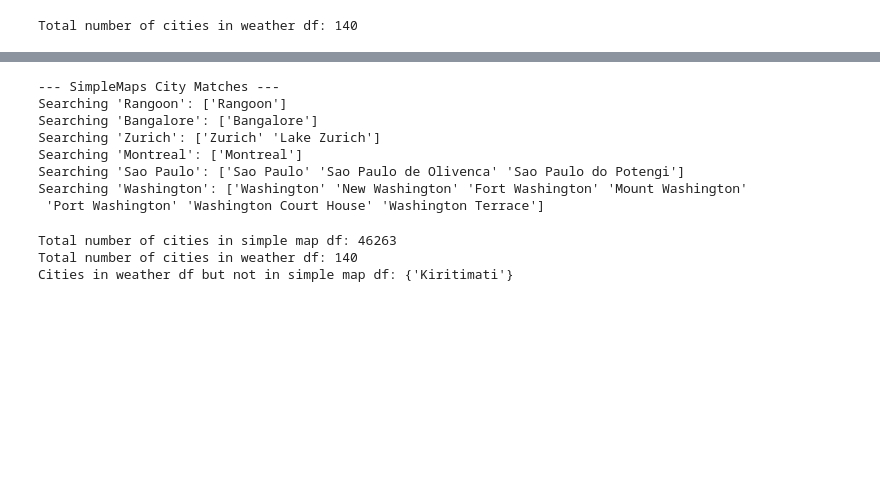
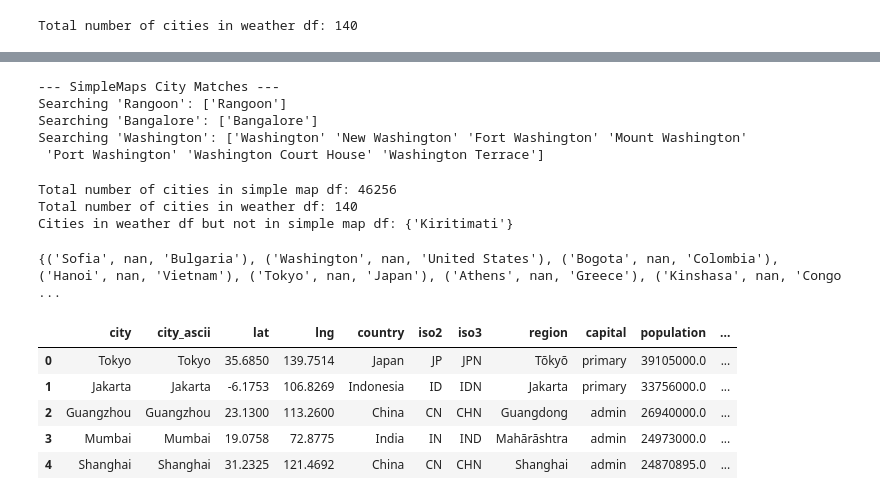
Before and after one commit to novice86/urban-climate-explorer, a Jupyter notebook: src/data_enrichment.ipynb, the cells around one changed output, grey strips where cells are left out. Drawn from its saved outputs; the diff is of its cells as text; code cells hidden in the pictures; blank space fills up the shorter version.

Commit message:
fix: adding region and handling the merge based on the region, city, country

```diff
--- a/src/data_enrichment.ipynb
+++ b/src/data_enrichment.ipynb
@@ -86,4 +86,31 @@ country_corrections = {
 
 # Apply the corrections to scraped weather data
 weather_df['country'] = weather_df['country'].replace(country_corrections)
+# %%
+simple_map_cities_df = simple_map_cities_df.rename(columns={"admin_name": "region"})
+# %%
+def create_join_keys(df, columns):
+    """
+    Creates temporary '_clean' columns for merging by stripping accents,
+    whitespace.
+    """
+    # Work on a copy to avoid SettingWithCopy warnings
+    df_clean = df.copy()
+
+    for col in columns:
+        clean_col_name = f"{col}_clean"
+        df_clean[clean_col_name] = (
+            df_clean[col]
+            .str.normalize('NFKD')               # Decompose accented characters
+            .str.encode('ascii', errors='ignore') # Drop the accents
+            .str.decode('utf-8')                 # Convert back to standard string
+            .str.strip()                         # Remove leading/trailing spaces
+        )
+    return df_clean
+# %%
+geo_columns = ['city', 'region', 'country']
+
+# Generate the clean join keys for both datasets
+weather_df = create_join_keys(weather_df, geo_columns)
+simple_map_cities_df = create_join_keys(simple_map_cities_df, geo_columns)
 # %%
@@ -120,9 +147,6 @@ search_cities = [
     'Yangon', 'Rangoon',      # Checking both names for Myanmar's largest city
     'Kiritimati', 'Christmas',# Kiritimati is also known as Christmas Island
     'Bengaluru', 'Bangalore', # Checking both names for the Indian city
-    'Zurich',                 # Stripped of the umlaut
-    'Montreal',               # Stripped of the accent
-    'Sao Paulo',              # Stripped of the tilde
     'Washington'              # Checking Washington DC
 ]
 
@@ -130,8 +154,8 @@ print("--- SimpleMaps City Matches ---")
 for term in search_cities:
     # Find all unique city names that contain the search term
     matches = simple_map_cities_df[
-        simple_map_cities_df['city_ascii'].str.contains(term, case=False, na=False)
-    ]['city_ascii'].unique()
+        simple_map_cities_df['city_clean'].str.contains(term, case=False, na=False)
+    ]['city_clean'].unique()
 
     # We only print if it actually found a match to keep the output clean
     if len(matches) > 0:
@@ -140,9 +164,6 @@ for term in search_cities:
 --- SimpleMaps City Matches ---
 Searching 'Rangoon': ['Rangoon']
 Searching 'Bangalore': ['Bangalore']
-Searching 'Zurich': ['Zurich' 'Lake Zurich']
-Searching 'Montreal': ['Montreal']
-Searching 'Sao Paulo': ['Sao Paulo' 'Sao Paulo de Olivenca' 'Sao Paulo do Potengi']
 Searching 'Washington': ['Washington' 'New Washington' 'Fort Washington' 'Mount Washington'
  'Port Washington' 'Washington Court House' 'Washington Terrace']
 # %%
@@ -160,13 +178,38 @@ weather_df['city'] = weather_df['city'].replace(city_corrections)
 # %%
-simple_map_cities = simple_map_cities_df['city_ascii'].unique()
+simple_map_cities = simple_map_cities_df['city_clean'].unique()
 print(f"Total number of cities in simple map df: {len(simple_map_cities)}")
 
-weather_cities = weather_df['city'].unique()
+weather_cities = weather_df['city_clean'].unique()
 print(f"Total number of cities in weather df: {len(weather_cities)}")
 
 diff = set(weather_cities).difference(set(simple_map_cities))
 print(f"Cities in weather df but not in simple map df: {diff}")
 # %% [output]
-Total number of cities in simple map df: 46263
+Total number of cities in simple map df: 46256
 Total number of cities in weather df: 140
 Cities in weather df but not in simple map df: {'Kiritimati'}
+# %%
+# Create sets of tuples (city, region, country) for both datasets
+weather_set = set(weather_df[['city_clean', 'region_clean', 'country_clean']].itertuples(index=False, name=None))
+map_set = set(simple_map_cities_df[['city_clean', 'region_clean', 'country_clean']].itertuples(index=False, name=None))
+
+# Subtract the map set from the weather set to see what is leftover
+missing_in_maps = weather_set - map_set
+print(missing_in_maps)
+# %% [output]
+{('Sofia', nan, 'Bulgaria'), ('Washington', nan, 'United States'), ('Bogota', nan, 'Colombia'), ('Hanoi', nan, 'Vietnam'), ('Tokyo', nan, 'Japan'), ('Athens', nan, 'Greece'), ('Kinshasa', nan, 'Congo  ...
+# %%
+# Create a lookup table from SimpleMaps
+# Sort by population to ensure we grab the region for the major city, not a tiny duplicate
+map_lookup = (
+    simple_map_cities_df.sort_values('population', ascending=False)
+    .drop_duplicates(subset=['city_clean', 'country_clean'])
+)
+map_lookup.head()
+# %% [output]
+|  | city | city_ascii | lat | lng | country | iso2 | iso3 | region | capital | population | ... |
+| 0 | Tokyo | Tokyo | 35.6850 | 139.7514 | Japan | JP | JPN | Tōkyō | primary | 39105000.0 | ... |
+| 1 | Jakarta | Jakarta | -6.1753 | 106.8269 | Indonesia | ID | IDN | Jakarta | primary | 33756000.0 | ... |
+| 2 | Guangzhou | Guangzhou | 23.1300 | 113.2600 | China | CN | CHN | Guangdong | admin | 26940000.0 | ... |
+| 3 | Mumbai | Mumbai | 19.0758 | 72.8775 | India | IN | IND | Mahārāshtra | admin | 24973000.0 | ... |
+| 4 | Shanghai | Shanghai | 31.2325 | 121.4692 | China | CN | CHN | Shanghai | admin | 24870895.0 | ... |
```
Also changed, not shown: parts of 22 cells of this notebook, 7 other files.
